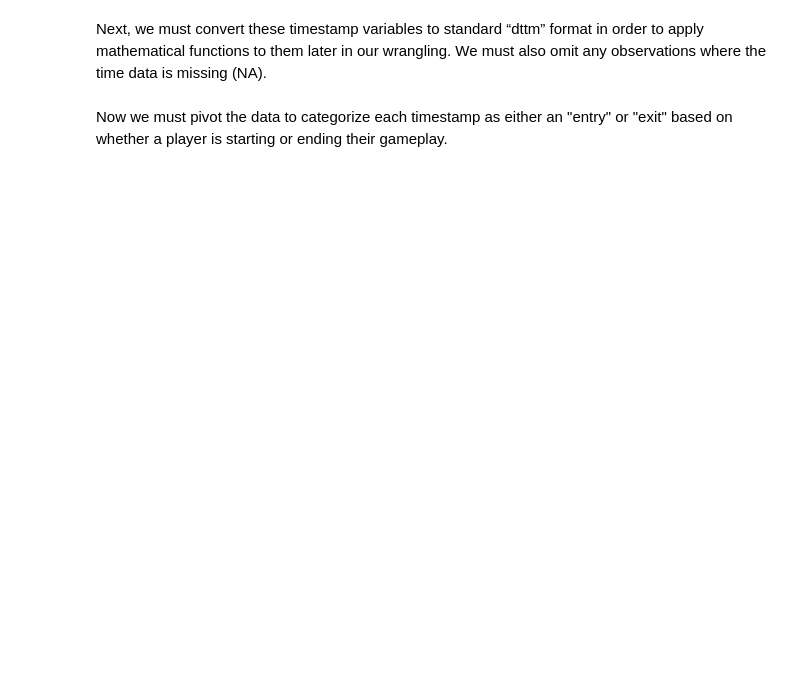
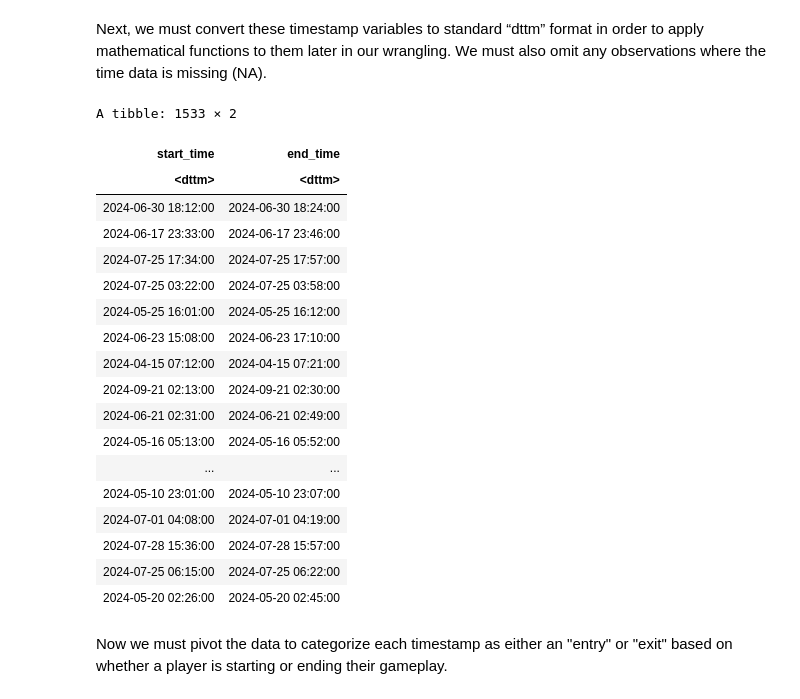
Before and after one commit to sprout-scout/Group-DSCI100-project, a Jupyter notebook: Group_Report.ipynb, the cells around one changed output. Drawn from its saved outputs; the diff is of its cells as text; code cells hidden in the pictures; blank space fills up the shorter version.

```diff
--- a/Group_Report.ipynb
+++ b/Group_Report.ipynb
@@ -129,8 +150,30 @@ Next, we must convert these timestamp variables to standard “dttm” format in
 # %%
 dttm_session_time <- session_time |>
     mutate(start_time = as.POSIXct(start_time, format = "%d/%m/%Y %H:%M"),
            end_time = as.POSIXct(end_time,format = "%d/%m/%Y %H:%M")) |>
     drop_na(start_time, end_time)
+
+dttm_session_time
+# %% [output]
+A tibble: 1533 × 2
+| start_time | end_time |
+| <dttm> | <dttm> |
+| 2024-06-30 18:12:00 | 2024-06-30 18:24:00 |
+| 2024-06-17 23:33:00 | 2024-06-17 23:46:00 |
+| 2024-07-25 17:34:00 | 2024-07-25 17:57:00 |
+| 2024-07-25 03:22:00 | 2024-07-25 03:58:00 |
+| 2024-05-25 16:01:00 | 2024-05-25 16:12:00 |
+| 2024-06-23 15:08:00 | 2024-06-23 17:10:00 |
+| 2024-04-15 07:12:00 | 2024-04-15 07:21:00 |
+| 2024-09-21 02:13:00 | 2024-09-21 02:30:00 |
+| 2024-06-21 02:31:00 | 2024-06-21 02:49:00 |
+| 2024-05-16 05:13:00 | 2024-05-16 05:52:00 |
+| ... | ... |
+| 2024-05-10 23:01:00 | 2024-05-10 23:07:00 |
+| 2024-07-01 04:08:00 | 2024-07-01 04:19:00 |
+| 2024-07-28 15:36:00 | 2024-07-28 15:57:00 |
+| 2024-07-25 06:15:00 | 2024-07-25 06:22:00 |
+| 2024-05-20 02:26:00 | 2024-05-20 02:45:00 |
 # %% [markdown]
 Now we must pivot the data to categorize each timestamp as either an "entry" or "exit" based on whether a player is starting or ending their gameplay.
 # %%
```
Also changed, not shown: parts of 3 cells of this notebook.
